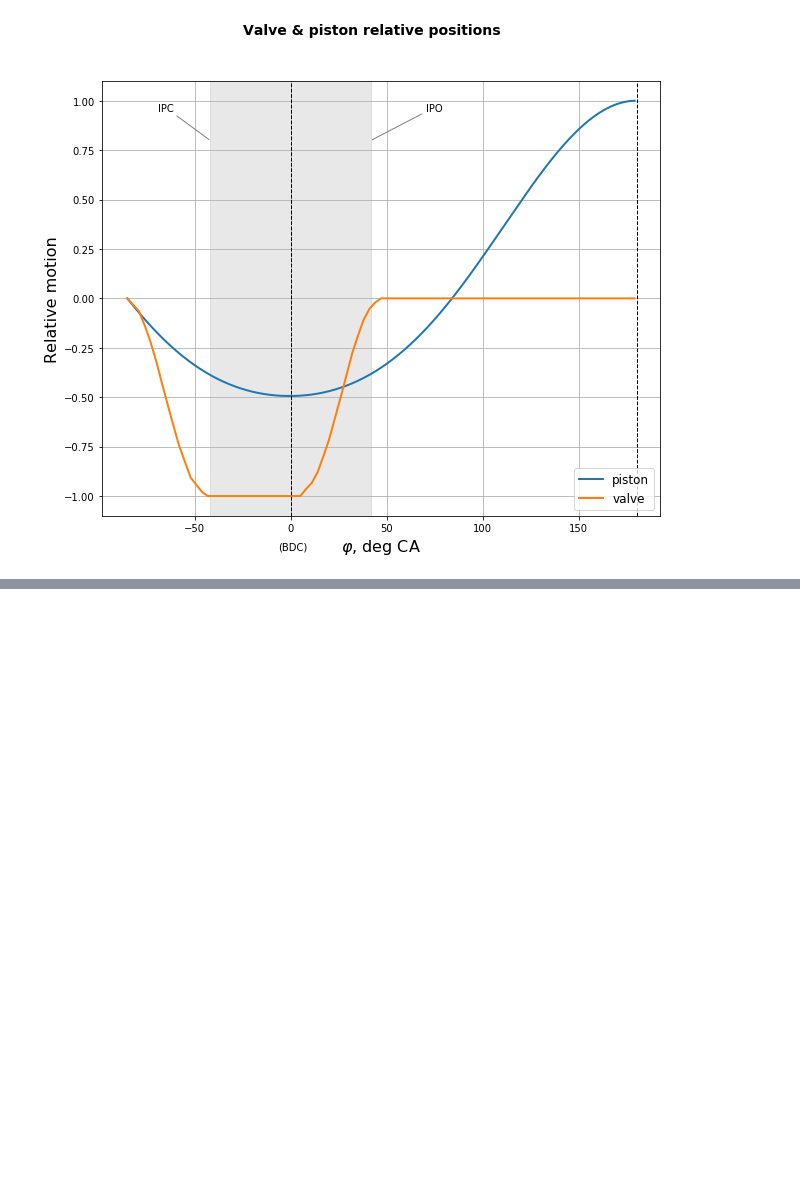
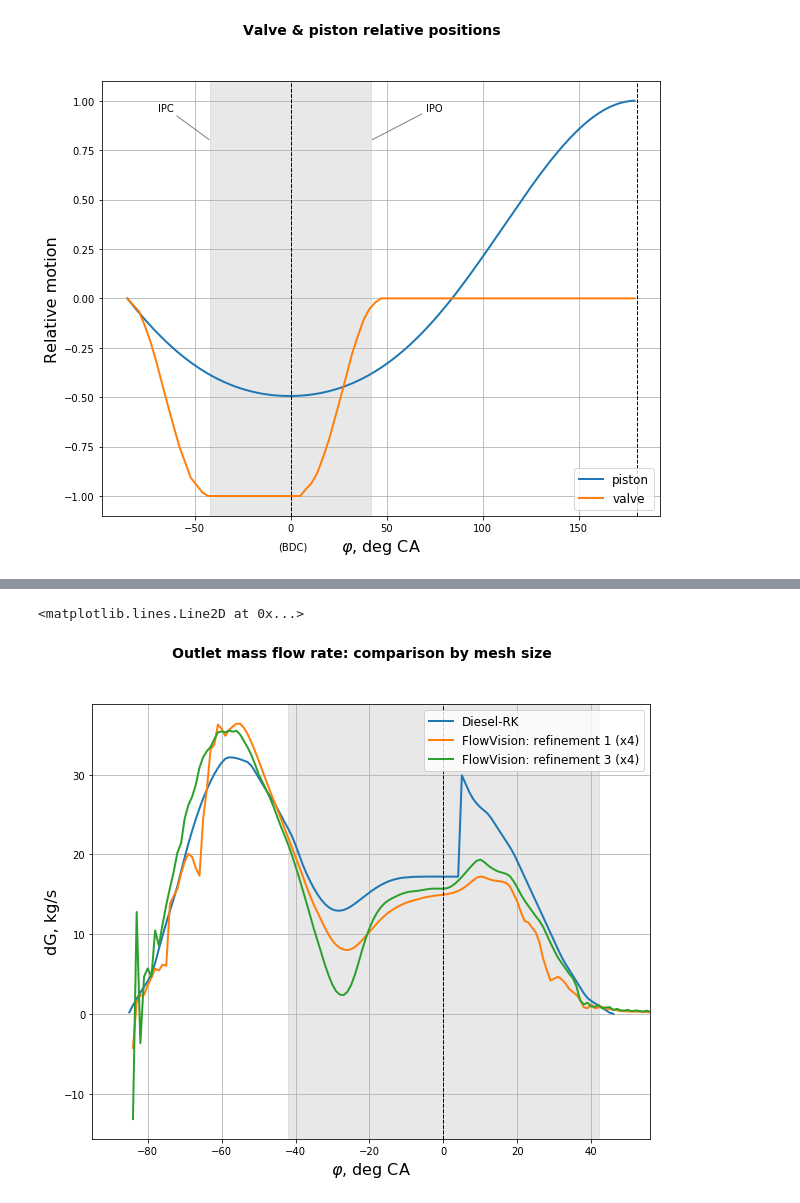
Before and after one commit to staneuski/dualFuelEngine, a Jupyter notebook: etc/FlowVision/MAN_BnW.ipynb, the cells around one changed output, grey strips where cells are left out. Saved outputs shown, nothing was run; the diff lists cells and outputs as text; code cells hidden in the pictures; blank space fills up the shorter version.

```diff
--- a/etc/FlowVision/MAN_BnW.ipynb
+++ b/etc/FlowVision/MAN_BnW.ipynb
@@ -832,0 +875,42 @@ def getGFlowVisionData(caseName):
+# %%
+''' Parameters at the outlet comparison'''
+
+plt.figure(
+    figsize = (xFigSize, yFigSize)
+).suptitle(
+    'Outlet mass flow rate: comparison by mesh size', fontweight = 'bold', fontsize = subplotFontSize
+)
+plt.plot(
+    range(-EVO, len(G_outlet) - EVO),
+    G_outlet,
+    linewidth = linewidthHeavy,
+    label = 'Diesel-RK'
+)
+plt.plot(
+    range(-EVO, 180),
+    getGFlowVisionData('quarterMaxRefinement1_deltaT2CA')['dG']*4,
+    linewidth = linewidthHeavy,
+    label = 'FlowVision: refinement 1 (x4)'
+)
+# plt.plot(
+#     range(-EVO, len(getGFlowVisionData('quarterMaxRefinement2_deltaT025CA')['dG']) - EVO),
+#     getGFlowVisionData('quarterMaxRefinement2_deltaT025CA')['dG']*4,
+#     linewidth = linewidthHeavy,
+#     label = 'FlowVision: refinement 2 (x4)'
+# )
+plt.plot(
+    range(-EVO, len(getGFlowVisionData('quarterMaxRefinement3_deltaT025CA')['dG']) - EVO),
+    getGFlowVisionData('quarterMaxRefinement3_deltaT025CA')['dG']*4,
+    linewidth = linewidthHeavy,
+    label = 'FlowVision: refinement 3 (x4)'
+)
+plt.xlim(-EVO - 10, EVC + 10)
+plt.grid( True );    plt.legend( loc = 'best', fontsize = legendFontSize )
+plt.xlabel( '$\\varphi$, deg CA', fontsize = labelFontSize )
+plt.ylabel( 'dG, kg/s', fontsize = labelFontSize )
+
+plt.axvspan(-IPC, IPO, alpha = 0.18, color = 'grey')
+plt.axvline(x = 0, color = 'black', linestyle = '--', linewidth = linewidthLight)
+# %% [output]
+<matplotlib.lines.Line2D at 0x...>
+[figure, added]
```
Also changed, not shown: parts of 35 cells of this notebook.
